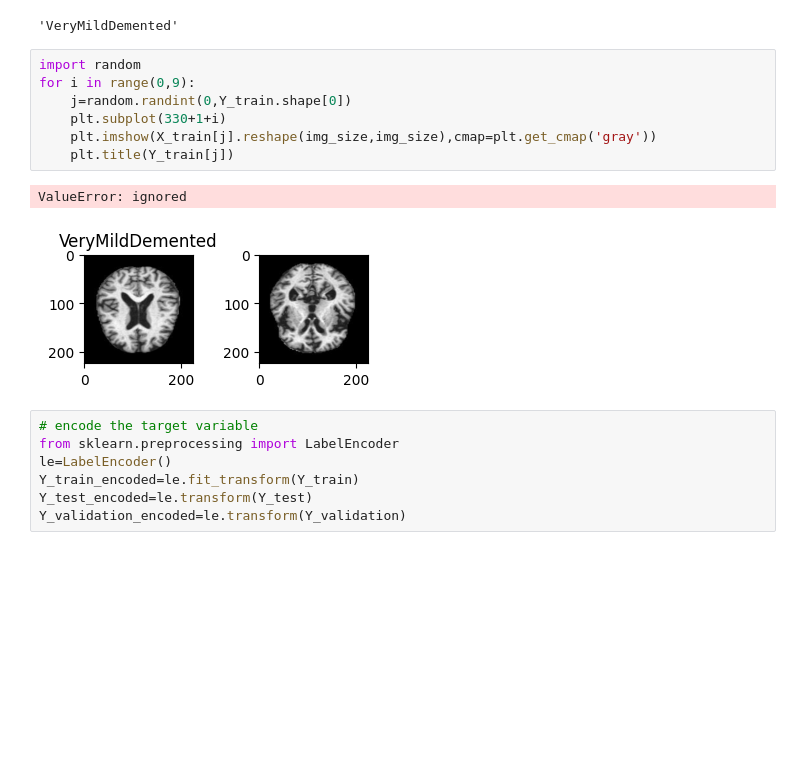
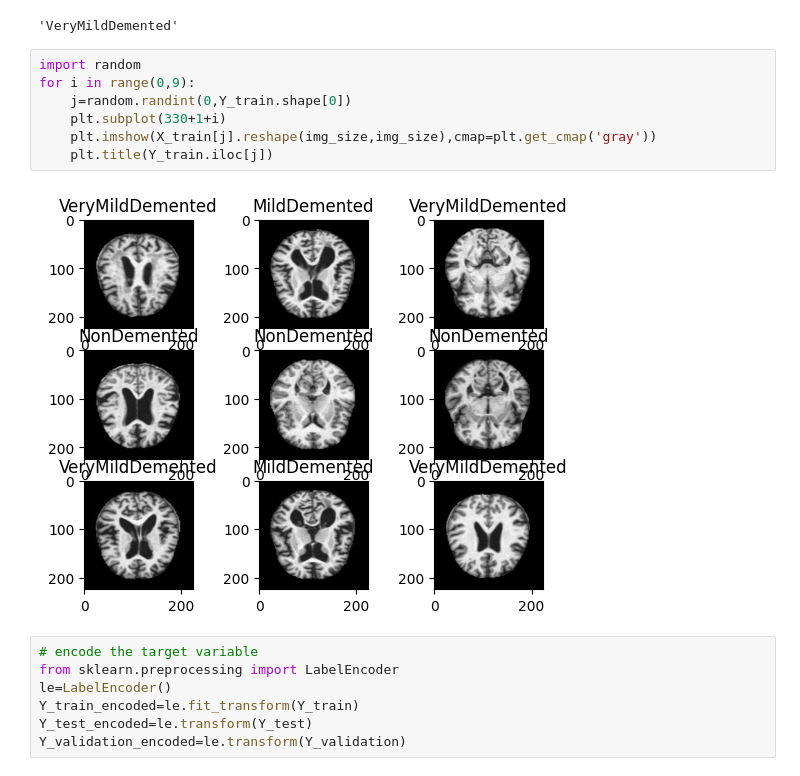
Before and after one commit to karamarora20/Alzheimer_detection, a Jupyter notebook: Models/model1.ipynb, the cells around one changed output. Saved outputs shown, nothing was run; the diff lists cells and outputs as text; blank space fills up the shorter version.

```diff
--- a/Models/model1.ipynb
+++ b/Models/model1.ipynb
@@ -172,13 +177,12 @@ Y_train[5000]
 # %%
 import random
 for i in range(0,9):
     j=random.randint(0,Y_train.shape[0])
     plt.subplot(330+1+i)
     plt.imshow(X_train[j].reshape(img_size,img_size),cmap=plt.get_cmap('gray'))
-    plt.title(Y_train[j])
+    plt.title(Y_train.iloc[j])
 # %% [output]
-ValueError: ignored
-[figure, old version]
+[figure, new version]
 # %%
 # encode the target variable
 from sklearn.preprocessing import LabelEncoder
```
Also changed, not shown: parts of 54 cells of this notebook.
